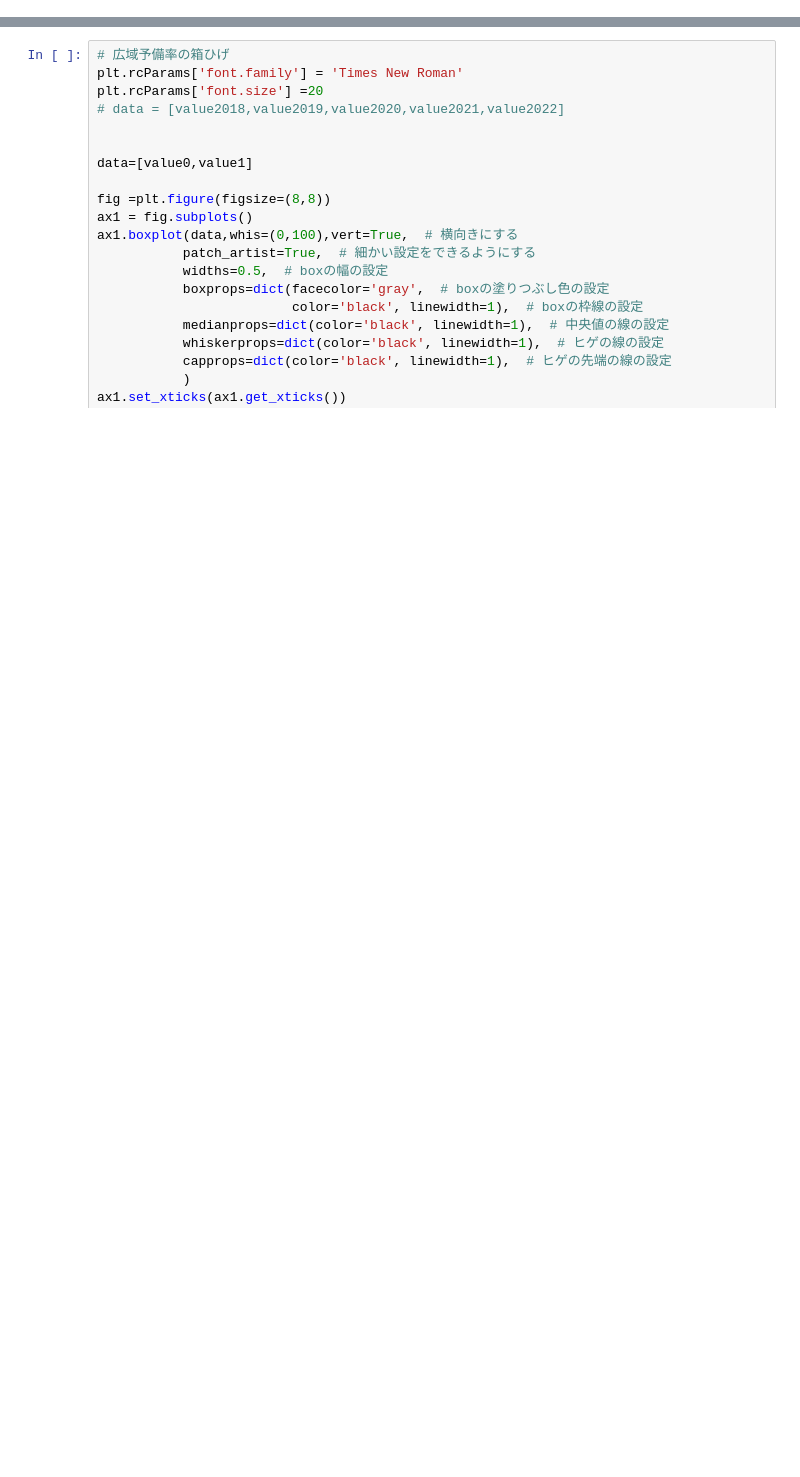
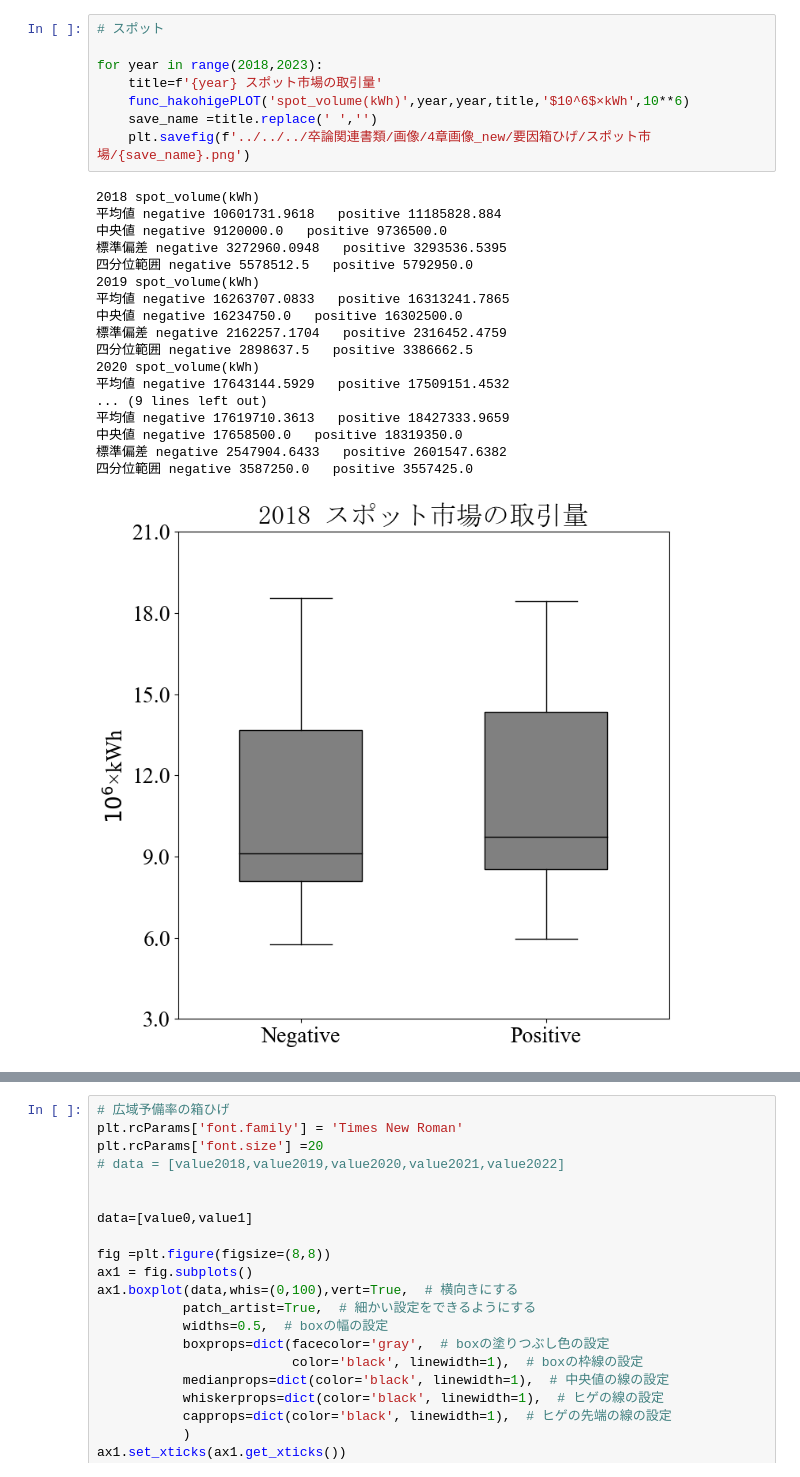
Before and after one commit to kurisk17/programwindows, a Jupyter notebook: 描画Windows/二値箱ひげ.ipynb, the cells around one changed output, grey strips where cells are left out. Cells and saved outputs as stored; diff of their text form; blank space fills up the shorter version.

```diff
--- a/描画Windows/二値箱ひげ.ipynb
+++ b/描画Windows/二値箱ひげ.ipynb
@@ -96,0 +288,27 @@ df
+# %%
+# スポット
+
+for year in range(2018,2023):
+    title=f'{year} スポット市場の取引量'
+    func_hakohigePLOT('spot_volume(kWh)',year,year,title,'$10^6$×kWh',10**6)
+    save_name =title.replace(' ','')
+    plt.savefig(f'../../../卒論関連書類/画像/4章画像_new/要因箱ひげ/スポット市場/{save_name}.png')
+# %% [output]
+2018 spot_volume(kWh)
+平均値 negative 10601731.9618   positive 11185828.884
+中央値 negative 9120000.0   positive 9736500.0
+標準偏差 negative 3272960.0948   positive 3293536.5395
+四分位範囲 negative 5578512.5   positive 5792950.0
+2019 spot_volume(kWh)
+平均値 negative 16263707.0833   positive 16313241.7865
+中央値 negative 16234750.0   positive 16302500.0
+標準偏差 negative 2162257.1704   positive 2316452.4759
+四分位範囲 negative 2898637.5   positive 3386662.5
+2020 spot_volume(kWh)
+平均値 negative 17643144.5929   positive 17509151.4532
+... (9 lines left out)
+平均値 negative 17619710.3613   positive 18427333.9659
+中央値 negative 17658500.0   positive 18319350.0
+標準偏差 negative 2547904.6433   positive 2601547.6382
+四分位範囲 negative 3587250.0   positive 3557425.0
+[figure, added]
```
Also changed, not shown: parts of 20 cells of this notebook, 5 other files.
